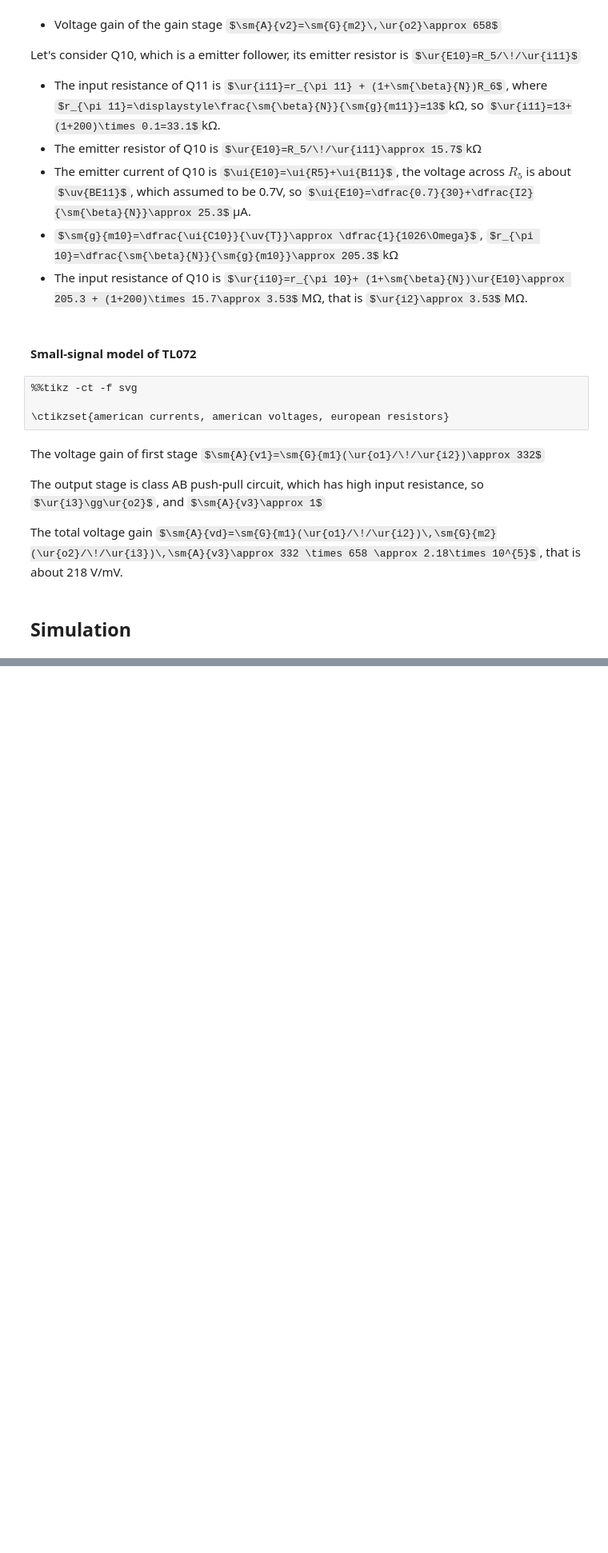
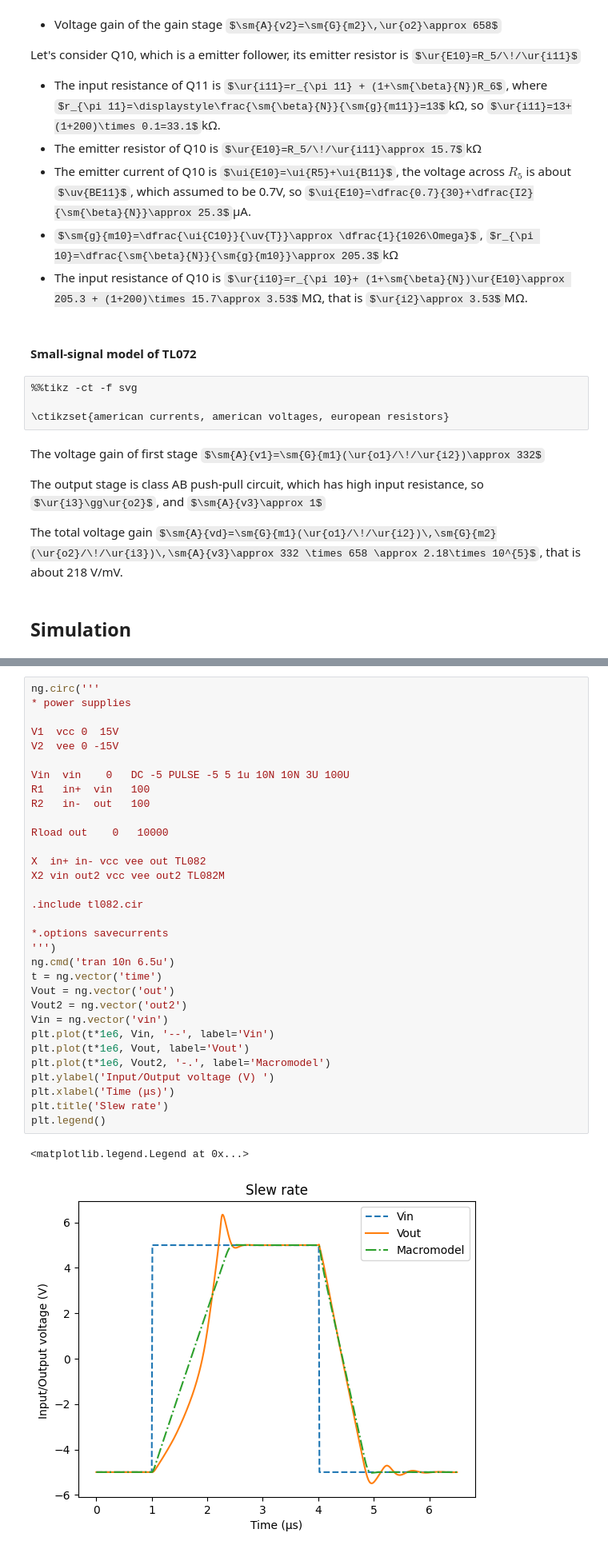
Before and after one commit to chenshuo/notes, a Jupyter notebook: notebooks/TL082.ipynb, the cells around one changed output, grey strips where cells are left out. Shown at 80% size. Saved outputs shown, nothing was run; the diff lists cells and outputs as text; some formulas as TeX source; blank space fills up the shorter version.

```diff
--- a/notebooks/TL082.ipynb
+++ b/notebooks/TL082.ipynb
@@ -337,0 +561,35 @@ The total voltage gain $\sm{A}{vd}=\sm{G}{m1}(\ur{o1}/\!/\ur{i2})\,\sm{G}{m2}(\u
+# %%
+ng.circ('''
+* power supplies
+
+V1  vcc 0  15V
+V2  vee 0 -15V
+
+Vin  vin    0   DC -5 PULSE -5 5 1u 10N 10N 3U 100U
+R1   in+  vin   100
+R2   in-  out   100
+
+Rload out    0   10000
+
+X  in+ in- vcc vee out TL082
+X2 vin out2 vcc vee out2 TL082M
+
+.include tl082.cir
+
+*.options savecurrents
+''')
+ng.cmd('tran 10n 6.5u')
+t = ng.vector('time')
+Vout = ng.vector('out')
+Vout2 = ng.vector('out2')
+Vin = ng.vector('vin')
+plt.plot(t*1e6, Vin, '--', label='Vin')
+plt.plot(t*1e6, Vout, label='Vout')
+plt.plot(t*1e6, Vout2, '-.', label='Macromodel')
+plt.ylabel('Input/Output voltage (V) ')
+plt.xlabel('Time (μs)')
+plt.title('Slew rate')
+plt.legend()
+# %% [output]
+<matplotlib.legend.Legend at 0x...>
+[figure, added]
```
Also changed, not shown: parts of 16 cells of this notebook, 1 other file.
